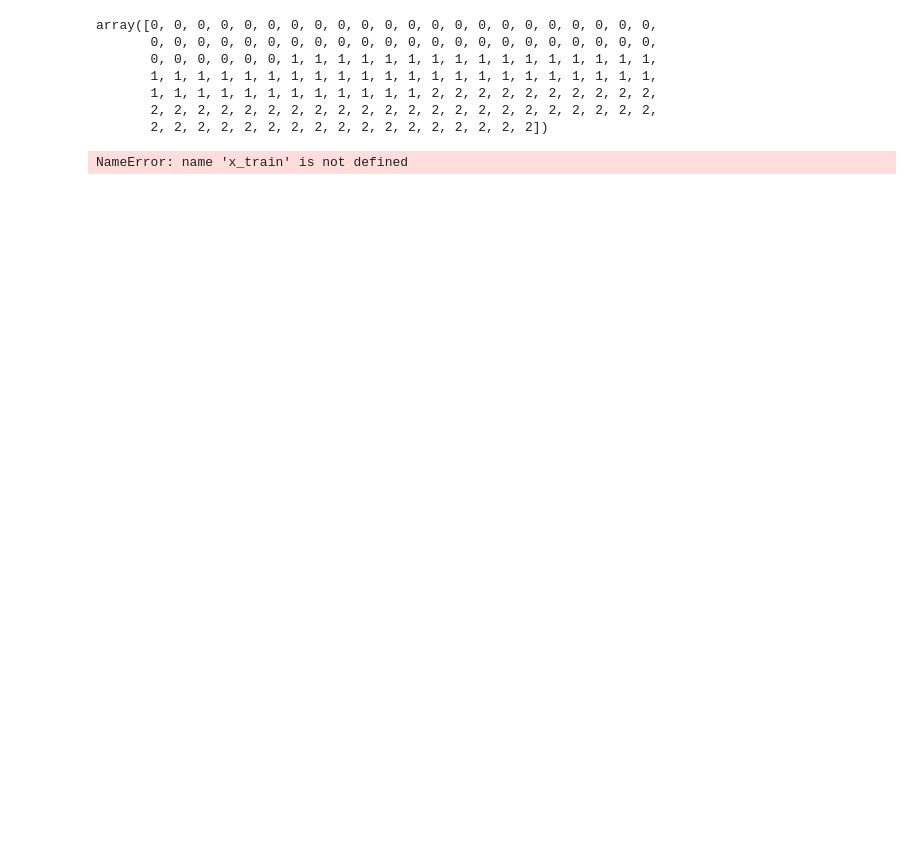
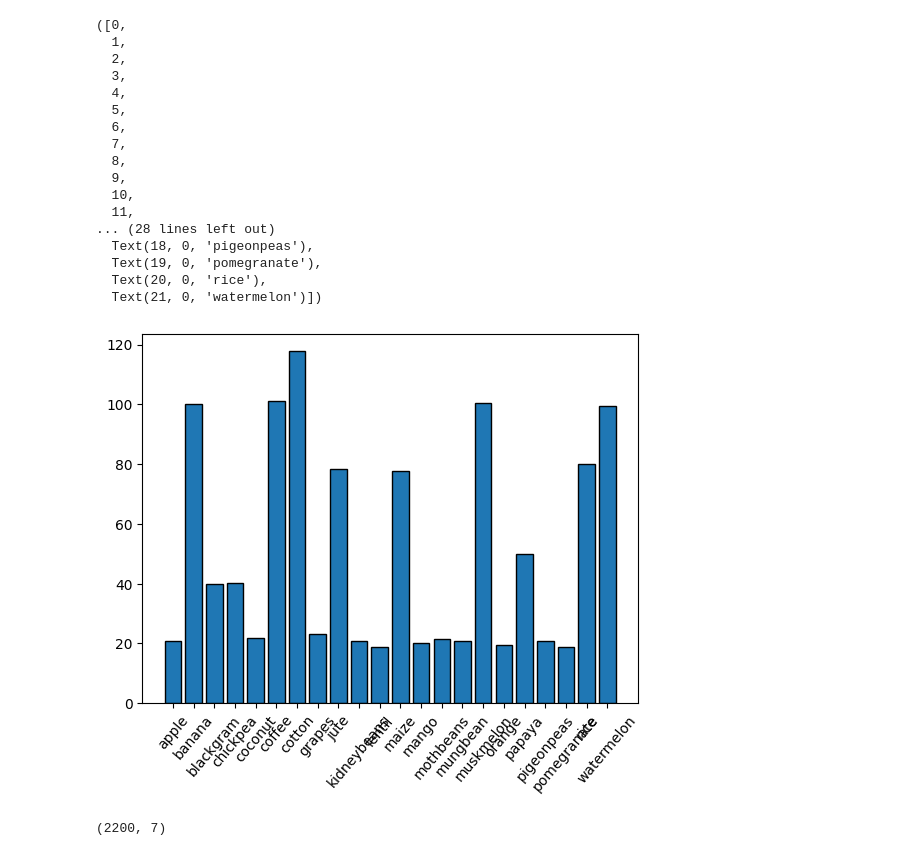
Before and after one commit to Somyayadu/Data-Science, a Jupyter notebook: main.ipynb, the cells around one changed output. Drawn from its saved outputs; the diff is of its cells as text; code cells hidden in the pictures; blank space fills up the shorter version.

```diff
--- a/main.ipynb
+++ b/main.ipynb
@@ -35,4 +52,0 @@ memory usage: 6.0+ KB
-# %%
-df.isnull().sum()
-df.drop_duplicates(inplace=True)
-df.head()
@@ -50,0 +53,3 @@ plt.show()
+# %%
+label=df.groupby("label")
+label
@@ -50,0 +95,3 @@ plt.show()
+# %%
+lables = list(label.mean().index)
+lables
@@ -50,0 +116,3 @@ plt.show()
+# %%
+nitrogen =list(label[["N"]].mean().values.ravel())
+nitrogen
@@ -51 +137,23 @@ plt.show()
+# %%
+plt.bar(x=lables,height=nitrogen,ec="k")
+plt.xticks(rotation=50)
+# %% [output]
+([0,
+  1,
+  2,
+  3,
+  4,
+  5,
+  6,
+  7,
+  8,
+  9,
+  10,
+  11,
+... (28 lines left out)
+  Text(18, 0, 'pigeonpeas'),
+  Text(19, 0, 'pomegranate'),
+  Text(20, 0, 'rice'),
+  Text(21, 0, 'watermelon')])
+[figure, added]
 # %%
@@ -54,15 +160,0 @@ y=df["species"]
-# %%
-#label encoding
-
-from sklearn.preprocessing import LabelEncoder
-le= LabelEncoder()
-y=le.fit_transform(y)
-y
-# %% [output]
-array([0, 0, 0, 0, 0, 0, 0, 0, 0, 0, 0, 0, 0, 0, 0, 0, 0, 0, 0, 0, 0, 0,
-       0, 0, 0, 0, 0, 0, 0, 0, 0, 0, 0, 0, 0, 0, 0, 0, 0, 0, 0, 0, 0, 0,
-       0, 0, 0, 0, 0, 0, 1, 1, 1, 1, 1, 1, 1, 1, 1, 1, 1, 1, 1, 1, 1, 1,
-       1, 1, 1, 1, 1, 1, 1, 1, 1, 1, 1, 1, 1, 1, 1, 1, 1, 1, 1, 1, 1, 1,
-       1, 1, 1, 1, 1, 1, 1, 1, 1, 1, 1, 1, 2, 2, 2, 2, 2, 2, 2, 2, 2, 2,
-       2, 2, 2, 2, 2, 2, 2, 2, 2, 2, 2, 2, 2, 2, 2, 2, 2, 2, 2, 2, 2, 2,
-       2, 2, 2, 2, 2, 2, 2, 2, 2, 2, 2, 2, 2, 2, 2, 2, 2])
@@ -72,5 +161,7 @@ x_train,x_test,y_train,y_test = train_test_split(x,y,test_size=0.2,random_state=
-# %%
-model=DecisionTreeClassifier()
-model.fit(x_train,y_train)
-# %% [output]
-NameError: name 'x_train' is not defined
+# %%
+from sklearn.preprocessing import StandardScaler
+sc =StandardScaler()
+x_transformed =sc.fit_transform(x)
+x_transformed.shape
+# %% [output]
+(2200, 7)
```
Also changed, not shown: parts of 30 cells of this notebook, 7 other files.
